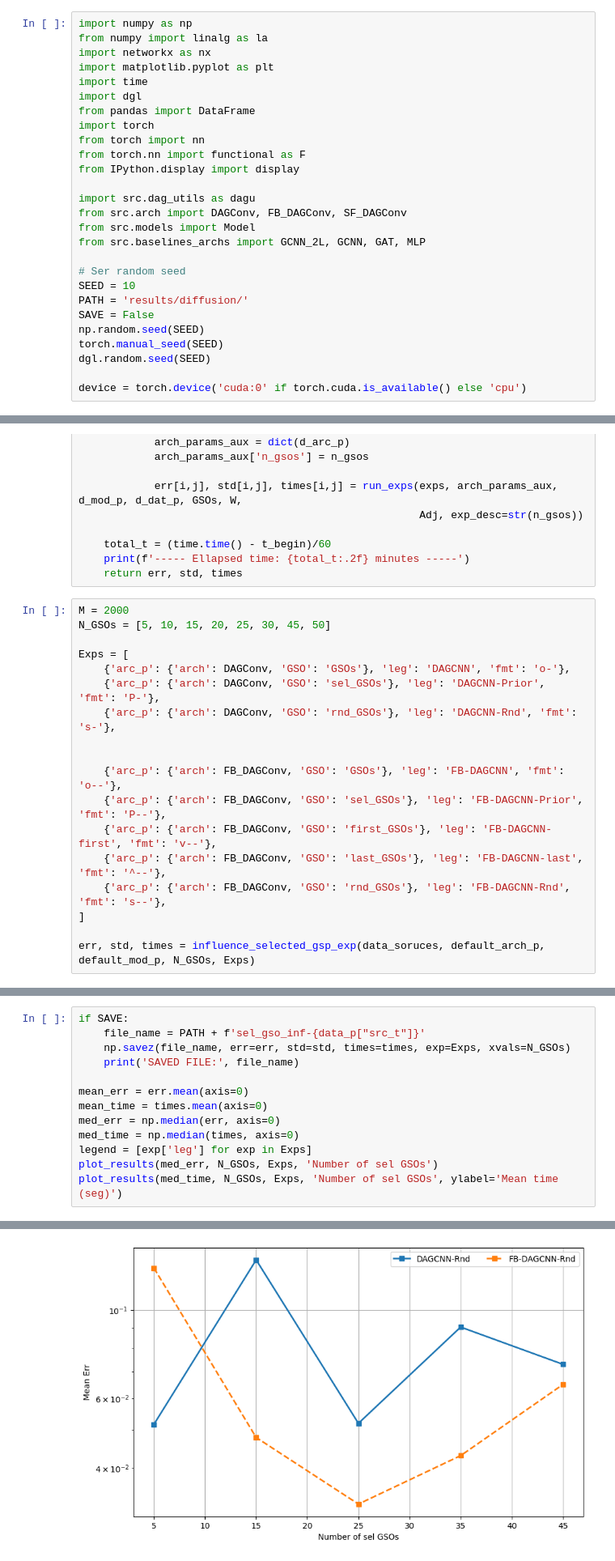
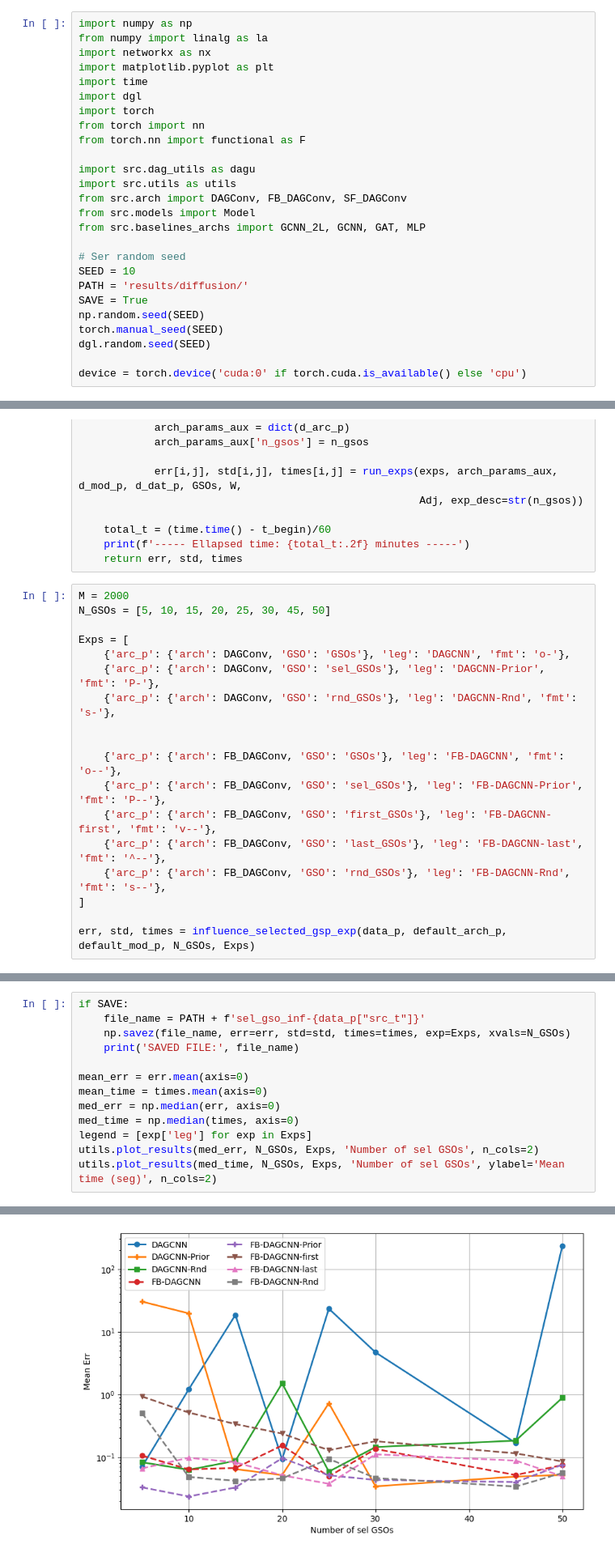
Before and after one commit to reysam93/dag_conv_nn, a Jupyter notebook: diffusion_learning.ipynb, the cells around one changed output, grey strips where cells are left out. Shown at 81% size. Drawn from its saved outputs; the diff is of its cells as text.

```diff
--- a/diffusion_learning.ipynb
+++ b/diffusion_learning.ipynb
@@ -14,13 +14,12 @@ import networkx as nx
 import matplotlib.pyplot as plt
 import time
 import dgl
-from pandas import DataFrame
 import torch
 from torch import nn
 from torch.nn import functional as F
-from IPython.display import display
 
 import src.dag_utils as dagu
+import src.utils as utils
 from src.arch import DAGConv, FB_DAGConv, SF_DAGConv
 from src.models import Model
 from src.baselines_archs import GCNN_2L, GCNN, GAT, MLP
@@ -28,7 +27,7 @@ from src.baselines_archs import GCNN_2L, GCNN, GAT, MLP
 # Ser random seed
 SEED = 10
 PATH = 'results/diffusion/'
-SAVE = False
+SAVE = True
 np.random.seed(SEED)
 torch.manual_seed(SEED)
 dgl.random.seed(SEED)
@@ -491,6 +442,6 @@ Exps = [
     {'arc_p': {'arch': FB_DAGConv, 'GSO': 'rnd_GSOs'}, 'leg': 'FB-DAGCNN-Rnd', 'fmt': 's--'},
 ]
 
-err, std, times = influence_selected_gsp_exp(data_soruces, default_arch_p, default_mod_p, N_GSOs, Exps)
+err, std, times = influence_selected_gsp_exp(data_p, default_arch_p, default_mod_p, N_GSOs, Exps)
 # %% [output]
 Realization: 0
@@ -521,6 +472,6 @@ mean_time = times.mean(axis=0)
 med_err = np.median(err, axis=0)
 med_time = np.median(times, axis=0)
 legend = [exp['leg'] for exp in Exps]
-plot_results(med_err, N_GSOs, Exps, 'Number of sel GSOs')
-plot_results(med_time, N_GSOs, Exps, 'Number of sel GSOs', ylabel='Mean time (seg)')
+utils.plot_results(med_err, N_GSOs, Exps, 'Number of sel GSOs', n_cols=2)
+utils.plot_results(med_time, N_GSOs, Exps, 'Number of sel GSOs', ylabel='Mean time (seg)', n_cols=2)
 # %% [output]
@@ -528 +478 @@ SAVED FILE: results/diffusion/sel_gso_inf-constant
-[figure, old version]
+[figure, new version]
```
Also changed, not shown: parts of 12 cells of this notebook, 4 other files.
